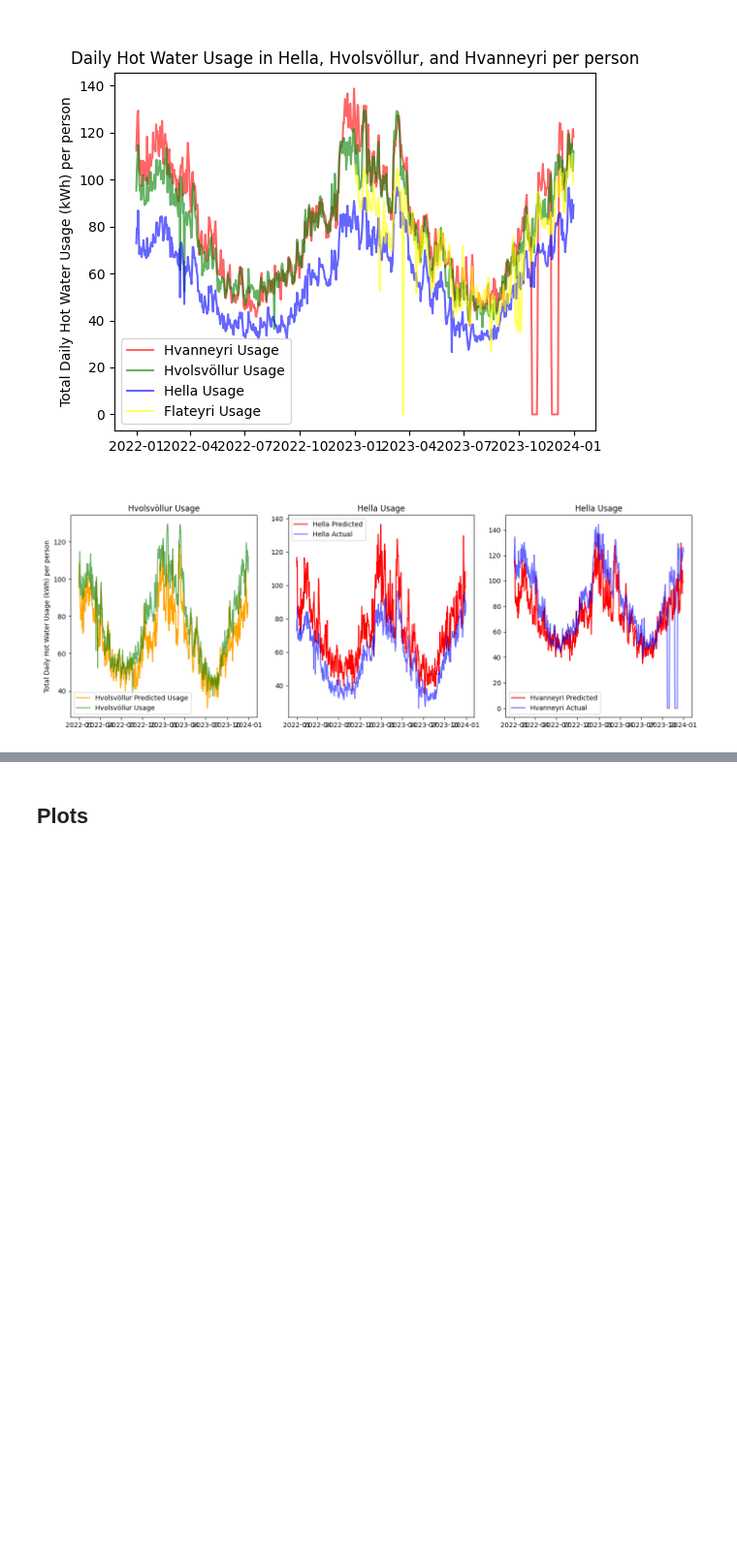
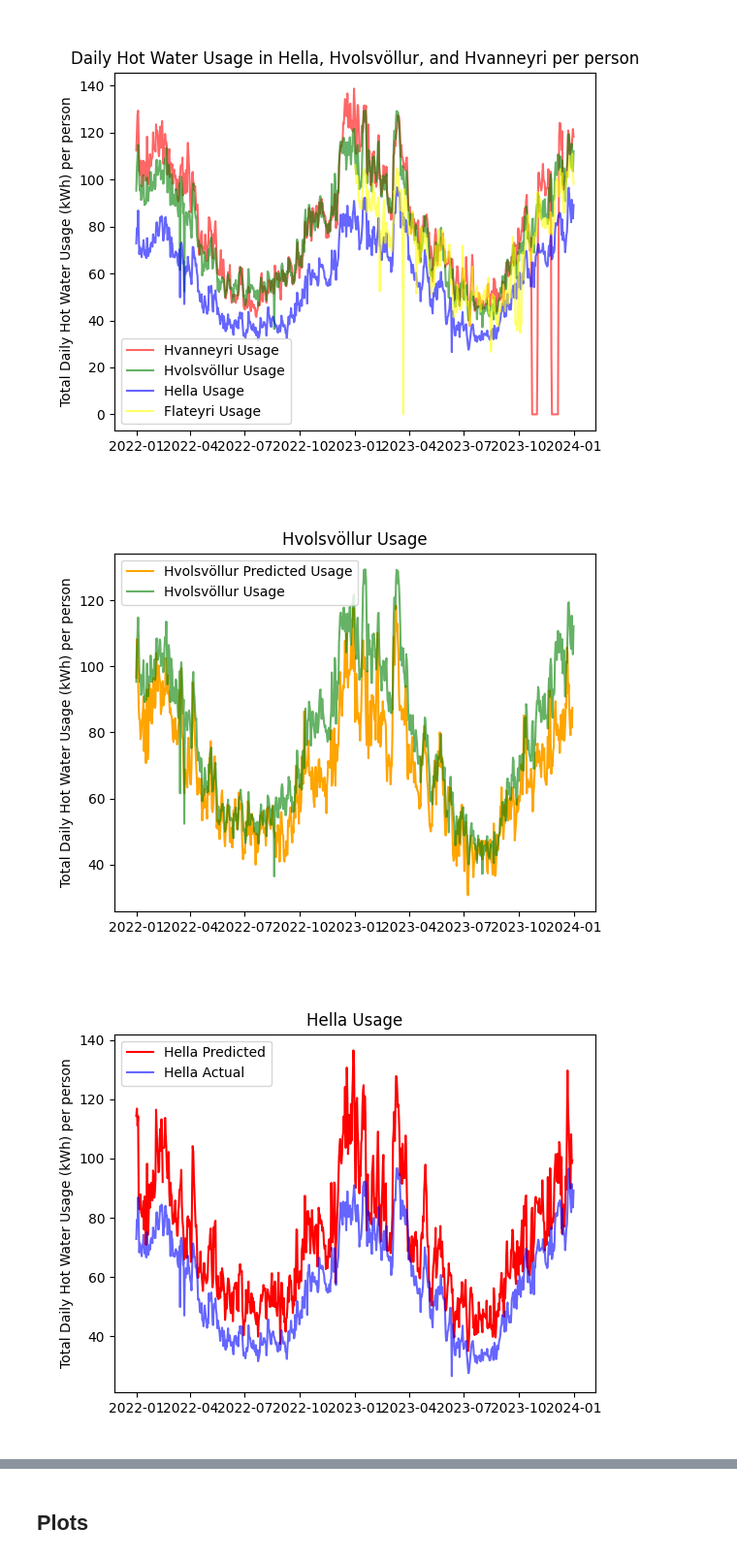
Before and after one commit to arnargylfi/Meistaraverkefni, a Jupyter notebook: Python/Main.ipynb, the cells around one changed output, grey strips where cells are left out. Shown at 97% size. Drawn from its saved outputs; the diff is of its cells as text; code cells hidden in the pictures; blank space fills up the shorter version.

```diff
--- a/Python/Main.ipynb
+++ b/Python/Main.ipynb
@@ -421,45 +421,48 @@ plt.show()
 # %%
 X_hvols = np.column_stack((merged_hvols['F'], merged_hvols['T']))  # Features: wind speed and temperature
 X_hvols = np.column_stack((np.ones(X_hvols.shape[0]), X_hvols))
 y_hvols_pred = (X_hvols @ beta)
 n = (y_hvols_pred.shape[0] // 24) * 24
 y_hvols_pred = y_hvols_pred[:n].reshape(-1, 24).sum(axis=1)   # Reshape to daily usage
 
 X_hella = np.column_stack((merged_hella['F'], merged_hella['T']))  # Features: wind speed and temperature
 X_hella = np.column_stack((np.ones(X_hella.shape[0]), X_hella))
 y_hella_pred = (X_hella @ beta)
 n = (y_hella_pred.shape[0] // 24) * 24
 y_hella_pred = y_hella_pred[:n].reshape(-1, 24).sum(axis=1)   # Reshape to daily usage
 
 X_hvanneyri = np.column_stack((merged_hella['F'], merged_hella['T']))  # Features: wind speed and temperature
 X_hvanneyri = np.column_stack((np.ones(X_hvanneyri.shape[0]), X_hvanneyri))
 y_hvanneyri_pred = (X_hvanneyri @ beta)
 n = (y_hvanneyri_pred.shape[0] // 24) * 24
 y_hvanneyri_pred = y_hvanneyri_pred[:n].reshape(-1, 24).sum(axis=1)   # Reshape to daily usage
 
 
 
-fig, (ax1, ax2, ax3) = plt.subplots(1, 3, figsize=(14, 5))  # 1 row, 2 columns
+fig, ax = plt.subplots()
 # --- Plot Hvolsvöllur ---
-ax1.plot(daily_hvols_usage.index[:len(y_hvols_pred)], y_hvols_pred, label='Hvolsvöllur Predicted Usage', color='orange')
-ax1.plot(daily_hvols_usage.index, daily_hvols_usage['kW'], label='Hvolsvöllur Usage', alpha=0.6, color='green')
-ax1.legend()
-ax1.set_title('Hvolsvöllur Usage')
-ax1.set_ylabel('Total Daily Hot Water Usage (kWh) per person')
-# --- Plot Hella ---
-ax2.plot(daily_hella_usage.index[:len(y_hella_pred)], y_hella_pred, label='Hella Predicted', color='red')
-ax2.plot(daily_hella_usage.index, daily_hella_usage['kW'], label='Hella Actual', alpha=0.6, color='blue')
-ax2.set_title('Hella Usage')
-ax2.legend()
-
-# --- Plot Hvanneyri ---
-ax3.plot(daily_hvanneyri_usage.index[:len(y_hvanneyri_pred)], y_hvanneyri_pred, label='Hvanneyri Predicted', color='red')
-ax3.plot(daily_hvanneyri_usage.index, daily_hvanneyri_usage['kW'], label='Hvanneyri Actual', alpha=0.6, color='blue')
-ax3.set_title('Hella Usage')
-ax3.legend()
-
-
-plt.tight_layout()
+ax.plot(daily_hvols_usage.index[:len(y_hvols_pred)], y_hvols_pred, label='Hvolsvöllur Predicted Usage', color='orange')
+ax.plot(daily_hvols_usage.index, daily_hvols_usage['kW'], label='Hvolsvöllur Usage', alpha=0.6, color='green')
+ax.legend()
+ax.set_title('Hvolsvöllur Usage')
+ax.set_ylabel('Total Daily Hot Water Usage (kWh) per person')
 plt.show()
+# -- Plot Hella ---
+fig, ax = plt.subplots()
+ax.plot(daily_hella_usage.index[:len(y_hella_pred)], y_hella_pred, label='Hella Predicted', color='red')
+ax.plot(daily_hella_usage.index, daily_hella_usage['kW'], label='Hella Actual', alpha=0.6, color='blue')
+ax.set_title('Hella Usage')
+ax.set_ylabel('Total Daily Hot Water Usage (kWh) per person')
+ax.legend()
+plt.show()
+# -- Plot Hvanneyri ---
+fig, ax = plt.subplots()
+ax.plot(daily_hvanneyri_usage.index[:len(y_hvanneyri_pred)], y_hvanneyri_pred, label='Hvanneyri Predicted', color='red')
+ax.plot(daily_hvanneyri_usage.index, daily_hvanneyri_usage['kW'], label='Hvanneyri Actual', alpha=0.6, color='blue')
+ax.set_title('Hvanneyri Usage')
+ax.set_ylabel('Total Daily Hot Water Usage (kWh) per person')
+ax.legend()
+plt.show()
 # %% [output]
-[figure, old version]
+[figure, new version]
+[figure, added]
```
Also changed, not shown: parts of 7 cells of this notebook, 5 other files.
